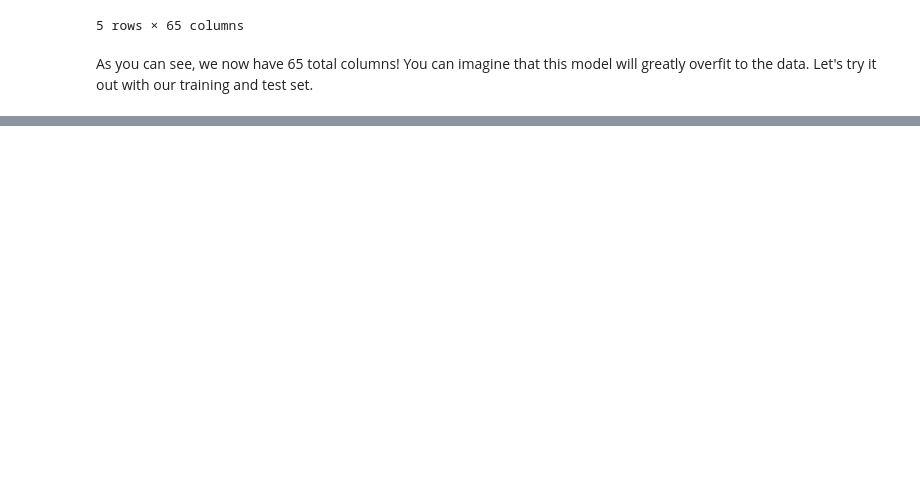
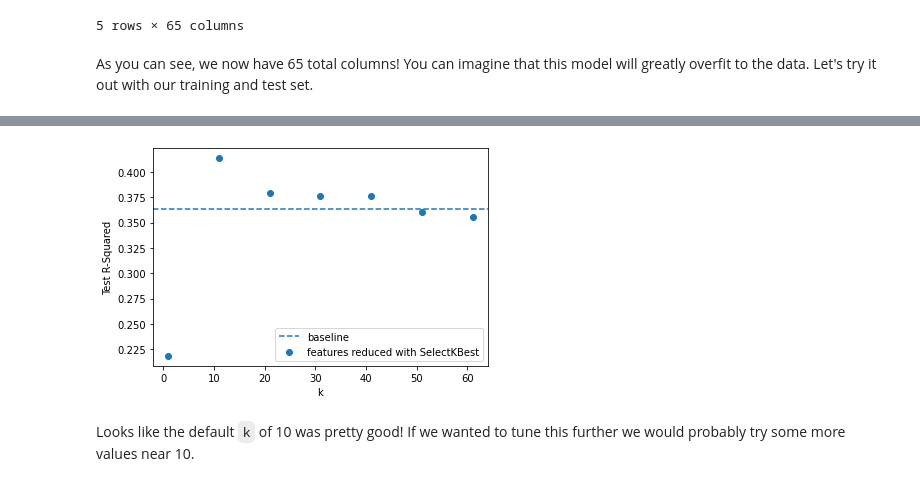
Before and after one commit to learn-co-curriculum/dsc-feature-selection-methods, a Jupyter notebook: index.ipynb, the cells around one changed output, grey strips where cells are left out. Saved outputs shown, nothing was run; the diff lists cells and outputs as text; code cells hidden in the pictures; blank space fills up the shorter version.

```diff
--- a/index.ipynb
+++ b/index.ipynb
@@ -168,8 +157,3 @@ X_poly_train.head()
 5 rows × 65 columns
 # %% [markdown]
 As you can see, we now have 65 total columns! You can imagine that this model will greatly overfit to the data. Let's try it out with our training and test set.
-# %%
-lr_poly = LinearRegression()
-lr_poly.fit(X_poly_train, y_train)
-
-run_model(lr_poly, X_poly_train, X_poly_test, y_train, y_test)
@@ -328,0 +322,12 @@ This lesson formalized the different types of feature selection methods and intr
+# %%
+selector = SelectKBest(score_func=mutual_info_regression)
+X_k_best_train = selector.fit_transform(X_poly_train, y_train)
+X_k_best_test = selector.transform(X_poly_test)
+lr = LinearRegression()
+lr.fit(X_k_best_train, y_train)
+k_best_r2, k_best_rmse = run_model(lr, X_k_best_train, X_k_best_test, y_train, y_test)
+
+print('\n----------------\n')
+print(f"{X_k_best_train.shape[1]} out of {X_poly_train.shape[1]} features used")
+print('Baseline R-Squared:', round(poly_r2, 2))
+print('Reduced R-Squared: ', round(k_best_r2, 2))
@@ -328,0 +350,16 @@ This lesson formalized the different types of feature selection methods and intr
+# %%
+ks = np.arange(1, len(X_poly_train.columns), 10)
+reduced_r2s = []
+for k in ks:
+    selector = SelectKBest(score_func=f_regression, k=k)
+    X_k_best_train = selector.fit_transform(X_poly_train, y_train)
+    X_k_best_test = selector.transform(X_poly_test)
+    lr = LinearRegression()
+    lr.fit(X_k_best_train, y_train)
+    k_best_r2, k_best_rmse = run_model(lr, X_k_best_train, X_k_best_test, y_train, y_test, display=False)
+    reduced_r2s.append(k_best_r2)
+
+    print(f"{k} out of {X_poly_train.shape[1]} features used")
+    print('Baseline R-Squared:', round(poly_r2, 2))
+    print('Reduced R-Squared: ', round(k_best_r2, 2))
+    print('\n--------------------------------------------------------------------\n')
@@ -328,0 +384,11 @@ This lesson formalized the different types of feature selection methods and intr
+# %%
+fig, ax = plt.subplots()
+ax.scatter(ks, reduced_r2s, label="features reduced with SelectKBest")
+ax.axhline(y=poly_r2, linestyle="--", label="baseline")
+ax.set_xlabel("k")
+ax.set_ylabel("Test R-Squared")
+ax.legend(loc="lower right");
+# %% [output]
+[figure, added]
+# %% [markdown]
+Looks like the default `k` of 10 was pretty good! If we wanted to tune this further we would probably try some more values near 10.
```
Also changed, not shown: parts of 67 cells of this notebook, 4 other files.
